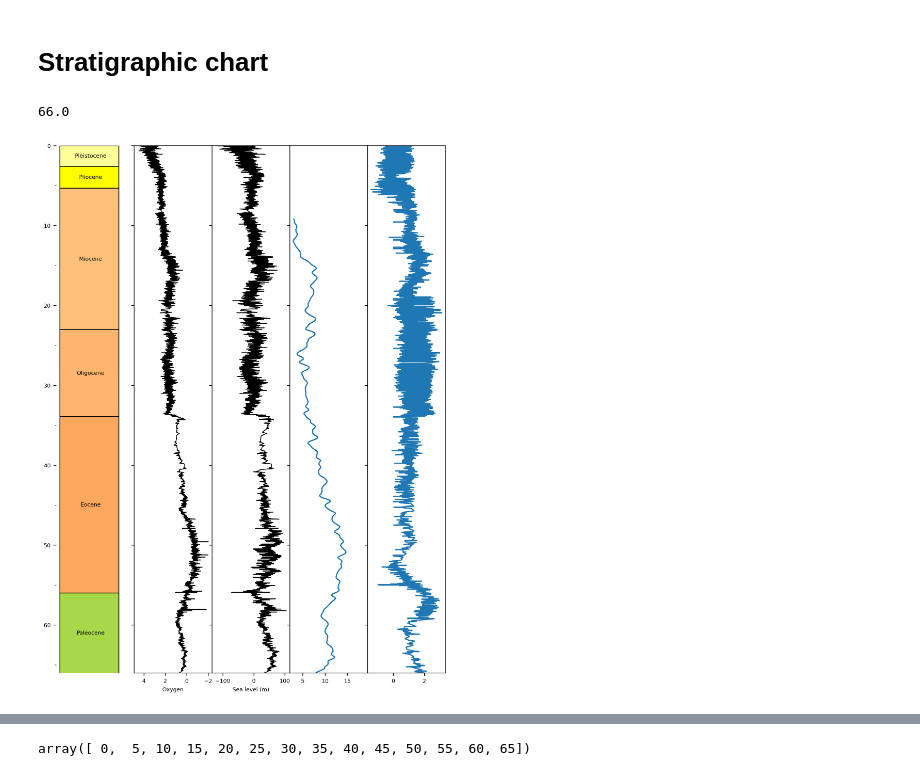
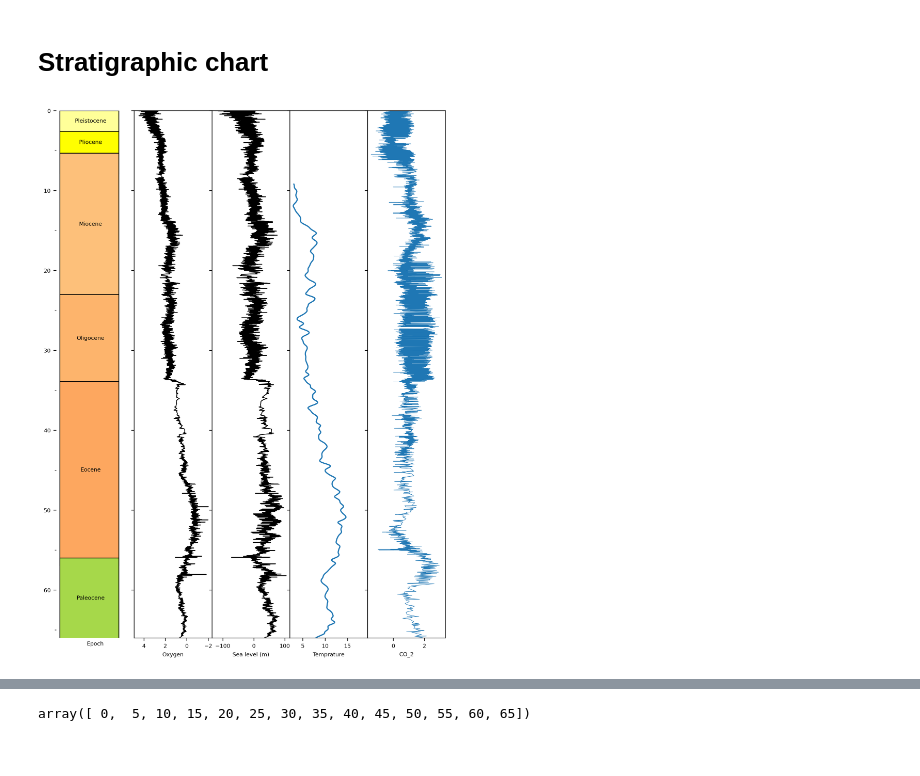
Before and after one commit to saraemp/egusphere-2023-53, a Jupyter notebook: 3_postprocessing/Figures/Fig_3d.ipynb, the cells around one changed output, grey strips where cells are left out. Cells and saved outputs as stored; diff of their text form; code cells hidden in the pictures.

Commit message:
Cleaned Figure 3 code

```diff
--- a/3_postprocessing/Figures/Fig_3d.ipynb
+++ b/3_postprocessing/Figures/Fig_3d.ipynb
@@ -29,10 +29,6 @@ Zachos=pd.read_csv('zachos_291121.csv', sep=',', header=0)
 # Temperature - Cramer
 #https://agupubs.onlinelibrary.wiley.com/doi/10.1029/2011JC007255
 temp=pd.read_csv('Miller_Temperature.txt', sep='\t', header=0)
-# %%
-SeriesEpoch.Series_epoch_value[k+1]
-# %% [output]
-66.0
 # %%
 fig, axes = plt.subplots(nrows=1, ncols=5, figsize=(22/2.5,30/2.5), sharey=True, dpi=300)#constrained_layout=True
 plt.rc("font", size=7); plt.rcParams['pdf.fonttype'] = 42; plt.rcParams['ps.fonttype'] = 42
@@ -70,10 +66,11 @@ for k in np.arange(1,int(np.where(SeriesEpoch.Series_epoch_name=='L Cretaceous')
     '''
 ax1.invert_yaxis()
 ax1.set_ylim(vertmax,0)
+ax1.set_xlabel('Epoch')
 
 
 ###################
-#Ploting sea level#
+#Ploting Oxygen level#
 ###################
 #Color code green house and ice house portion?
 ax2=plt.subplot2grid((1,5),(0,1), colspan=1, rowspan=5)
@@ -87,10 +84,9 @@ ax2.set_ylim(vertmax,0)
 
 
 
-######
-
-
-
+###################
+#Ploting sea level#
+###################
 ax3=plt.subplot2grid((1,5),(0,2), colspan=1, rowspan=5)
 ax3.plot(Miller.sea_level_m, Miller.age_ka/1e3, color='k', linewidth=1)
 ax3.set_xlabel('Sea level (m)')
@@ -98,14 +94,25 @@ ax3.set_ylim(vertmax,0)
 #ax3.invert_yaxis()  # the sea level was inverted already, therefore, no need to invert it again.
 
 
-#Temperature
+####################
+#Ploting Temprature#
+####################
 ax4=plt.subplot2grid((1,5),(0,3), colspan=1, rowspan=5)
 ax4.plot(temp.Temperature,temp.Age)
+ax4.set_xlabel('Temprature')
 ax4.invert_yaxis()
 ax4.set_ylim(vertmax,0)
 
+
+
+####################
+#Ploting CO2       #
+####################
 ax5=plt.subplot2grid((1,5),(0,4), colspan=1, rowspan=5)
-ax5.plot( Zachos.d13C, Zachos.Age_Ma)
+ax5.plot( Zachos.d13C, Zachos.Age_Ma, linewidth=0.5)
+ci = 0.1 * np.std(Zachos.d13C) / np.mean(Zachos.d13C)
+ax5.fill_between(Zachos.d13C-ci, (y-ci), (y+ci), color='blue', alpha=0.5)
+ax5.set_xlabel('CO_2')
 ax5.invert_yaxis()
 ax5.set_ylim(vertmax,0)
 
@@ -114,38 +121,31 @@ if hide_tick_labels :
     ax2.set_yticklabels([])
     ax3.set_yticklabels([])
     ax4.set_yticklabels([])
     ax5.set_yticklabels([])
     ax1.set_xticklabels([])
     ax1.set_xticks([])
-
-# ax1.set_xticklabels([])
-# ax1.set_xticks([])
-
-# ax2.set_yticklabels([])
-# ax3.set_yticklabels([])
-# ax4.set_yticklabels([])
 
 
 
 
 ax1.set_yticks(np.arange(0,vertmax,5), minor=True)
 #ax1.set_yticklabels(np.arange(0,vertmax,10), minor=True)
 ax1.spines['right'].set_visible(False)
 ax1.spines['left'].set_visible(False)
 ax1.spines['top'].set_visible(False)
 ax1.spines['bottom'].set_visible(False)
 
 
 
 # plt.tight_layout(0)
 # plt.savefig(path+'/Documents/1.Projects/NA_drainage/Strat_chart.jpg' , dpi=300)
 
 #Add sediment supply and tectonic+ climatic + geodynamic events + drainage evolution events + model inputs+
 #add tectonic + catchment sizes from BLum Geosphere
 pass
 
 plt.subplots_adjust(wspace=0)
 
 # plt.savefig(path+'/Documents/1.Projects/NA_drainage/Strat_chart.pdf' , dpi=300)
 # %% [output]
-[figure, old version]
+[figure, new version]
```
Also changed, not shown: parts of 2 cells of this notebook.
